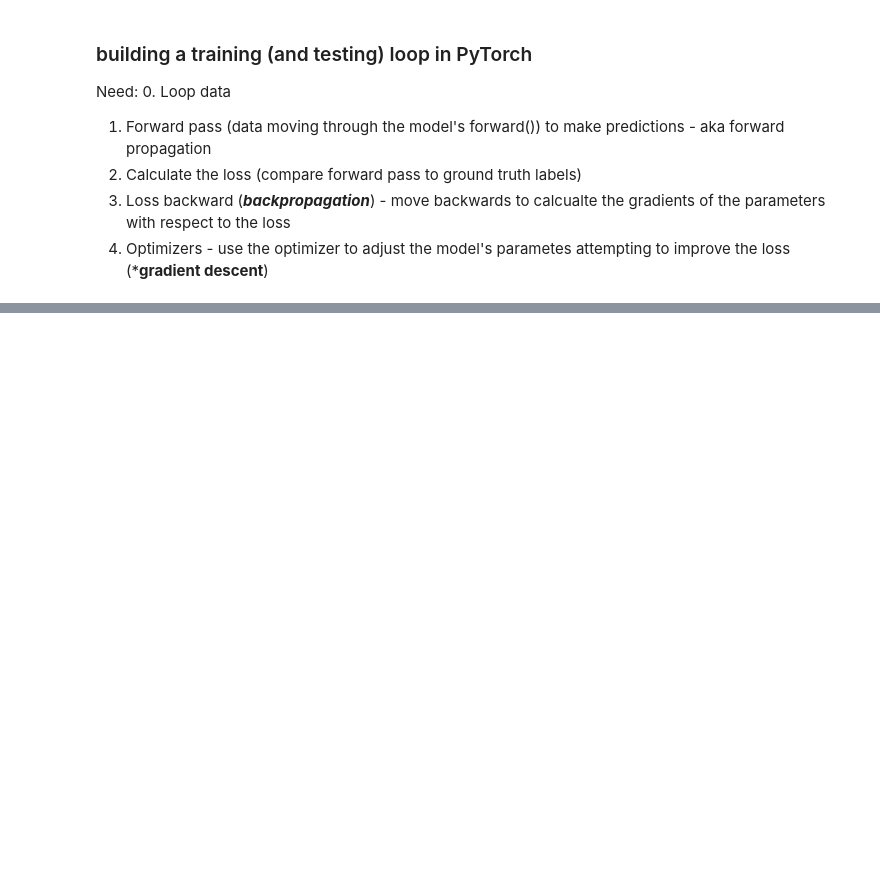
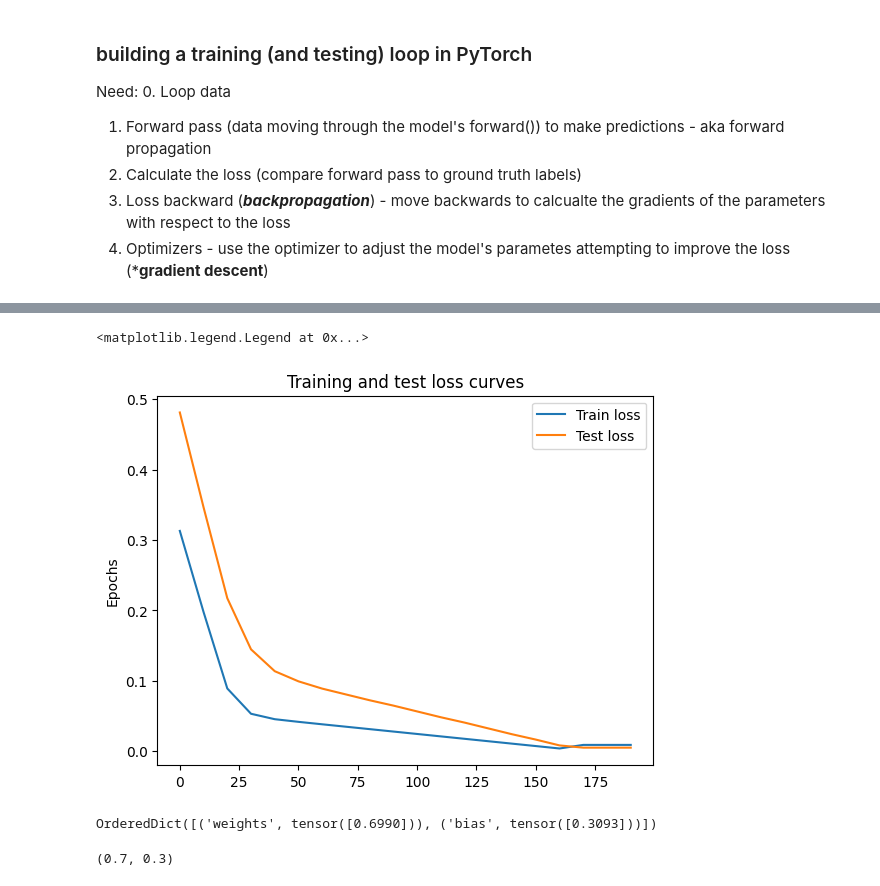
Before and after one commit to jamesshoemake/pytorch_models, a Jupyter notebook: 01_pytorch_workflow.ipynb, the cells around one changed output, grey strips where cells are left out. Saved outputs shown, nothing was run; the diff lists cells and outputs as text; code cells hidden in the pictures; blank space fills up the shorter version.

Commit message:
Finished and saved first model. Added new notebook for a full example without baby steps.

```diff
--- a/01_pytorch_workflow.ipynb
+++ b/01_pytorch_workflow.ipynb
@@ -226,8 +226,14 @@ Need:
 3. Loss backward (***backpropagation***) - move backwards to calcualte the gradients of the parameters with respect to the loss
 4. Optimizers -  use the optimizer to adjust the model's parametes attempting to improve the loss (***gradient descent**)
 # %%
+torch.manual_seed(42)
 # epoch (hyperparameter) is one loop through the data
-epochs = 1
+epochs = 200
+
+# tracking model metrics
+epoch_count = []
+loss_values = []
+test_loss_values = []
 
 ### Training
 # 0. loop through data
@@ -251,4 +257,19 @@ for epoch in range(epochs):
     optimizer.step() # by default how the optimizers changes will acculumate through the loop, re zeroes for step 3 of the next loop
 
     # Testing
-    model_0.eval() # turns of gradient tracking
+    model_0.eval() # turns off settings not needed for evaluation (dropout, batch norm)
+    with torch.inference_mode(): # turns off gradient tracking
+        # 1. forward pass
+        test_pred = model_0(X_test)
+
+        # 2. Calc loss
+        test_loss = loss_fn(test_pred, y_test)
+
+    if epoch % 10 == 0:
+        epoch_count.append(epoch)
+        loss_values.append(loss)
+        test_loss_values.append(test_loss)
+        print(f"Epoch: {epoch} | MAE Train Loss: {loss} | MAE Test loss: {test_loss}")
+
+        # print model state
+        print(model_0.state_dict())
@@ -254,0 +294,20 @@ for epoch in range(epochs):
+# %%
+import numpy as np
+plt.plot(epoch_count, np.array(torch.tensor(loss_values).cpu().numpy()), label="Train loss")
+plt.plot(epoch_count, test_loss_values, label="Test loss")
+plt.title("Training and test loss curves")
+plt.ylabel("loss")
+plt.ylabel("Epochs")
+plt.legend()
+# %% [output]
+<matplotlib.legend.Legend at 0x...>
+[figure, added]
+# %%
+# print model state
+print(model_0.state_dict())
+# %% [output]
+OrderedDict([('weights', tensor([0.6990])), ('bias', tensor([0.3093]))])
+# %%
+weight, bias
+# %% [output]
+(0.7, 0.3)
```
Also changed, not shown: parts of 11 cells of this notebook, 2 other files.
